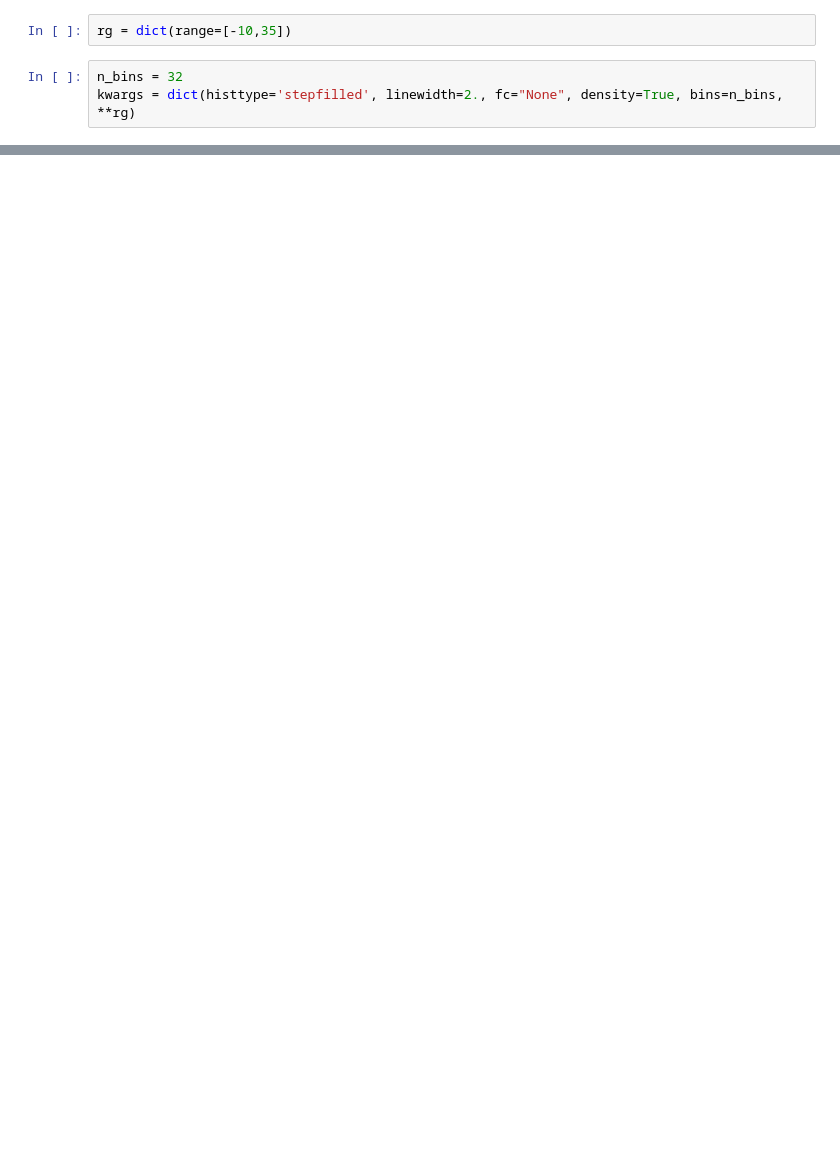
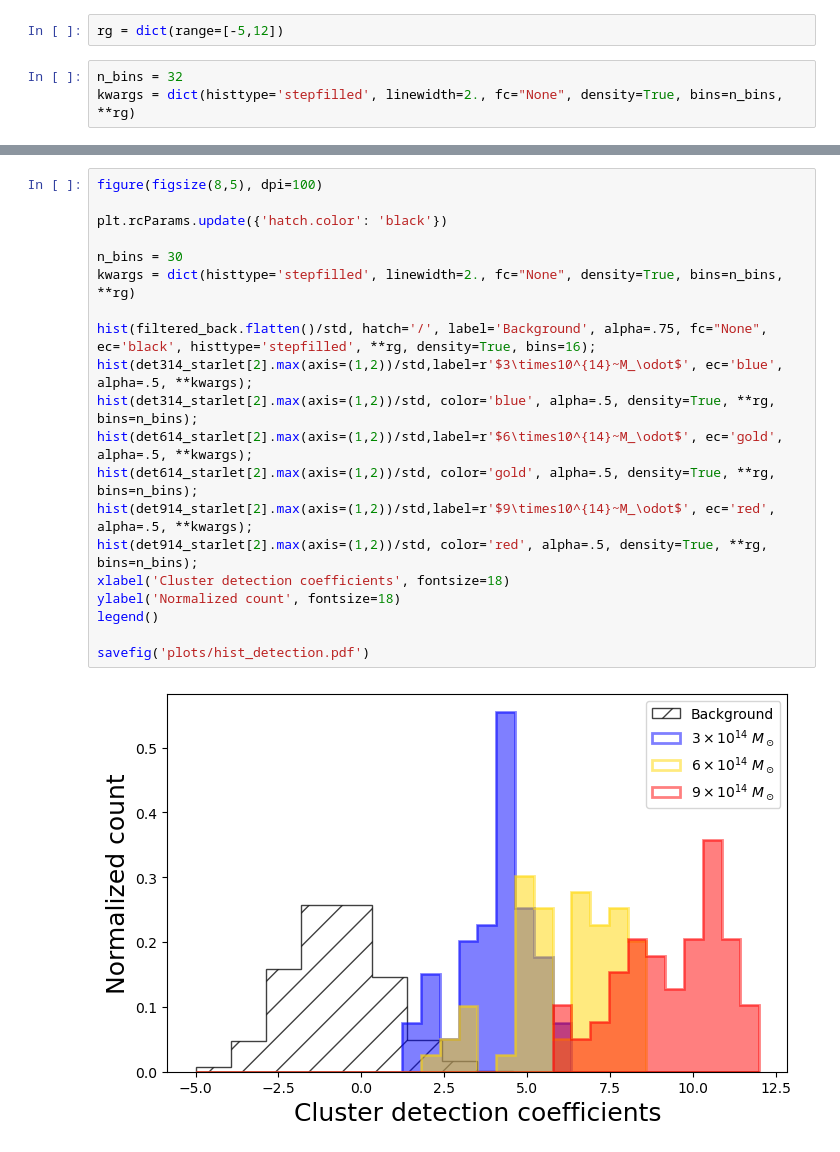
Before and after one commit to CosmoStat/jax-lensing, a Jupyter notebook: papers/Remy2021/Detection.ipynb, the cells around one changed output, grey strips where cells are left out. Cells and saved outputs as stored; diff of their text form; blank space fills up the shorter version.

```diff
--- a/papers/Remy2021/Detection.ipynb
+++ b/papers/Remy2021/Detection.ipynb
@@ -466,5 +467,5 @@ plt.savefig('plots/snrs.pdf')
 # %%
-rg = dict(range=[-10,35])
+rg = dict(range=[-5,12])
 # %%
 n_bins = 32
 kwargs = dict(histtype='stepfilled', linewidth=2., fc="None", density=True, bins=n_bins, **rg)
@@ -489,0 +491,22 @@ savefig('plots/hist_detection.pdf')
+# %%
+figure(figsize(8,5), dpi=100)
+
+plt.rcParams.update({'hatch.color': 'black'})
+
+n_bins = 30
+kwargs = dict(histtype='stepfilled', linewidth=2., fc="None", density=True, bins=n_bins, **rg)
+
+hist(filtered_back.flatten()/std, hatch='/', label='Background', alpha=.75, fc="None", ec='black', histtype='stepfilled', **rg, density=True, bins=16);
+hist(det314_starlet[2].max(axis=(1,2))/std,label=r'$3\times10^{14}~M_\odot$', ec='blue',  alpha=.5, **kwargs);
+hist(det314_starlet[2].max(axis=(1,2))/std, color='blue', alpha=.5, density=True, **rg, bins=n_bins);
+hist(det614_starlet[2].max(axis=(1,2))/std,label=r'$6\times10^{14}~M_\odot$', ec='gold', alpha=.5, **kwargs);
+hist(det614_starlet[2].max(axis=(1,2))/std, color='gold', alpha=.5, density=True, **rg, bins=n_bins);
+hist(det914_starlet[2].max(axis=(1,2))/std,label=r'$9\times10^{14}~M_\odot$', ec='red',  alpha=.5, **kwargs);
+hist(det914_starlet[2].max(axis=(1,2))/std, color='red', alpha=.5, density=True, **rg, bins=n_bins);
+xlabel('Cluster detection coefficients', fontsize=18)
+ylabel('Normalized count', fontsize=18)
+legend()
+
+savefig('plots/hist_detection.pdf')
+# %% [output]
+[figure, added]
```
Also changed, not shown: parts of 6 cells of this notebook.
